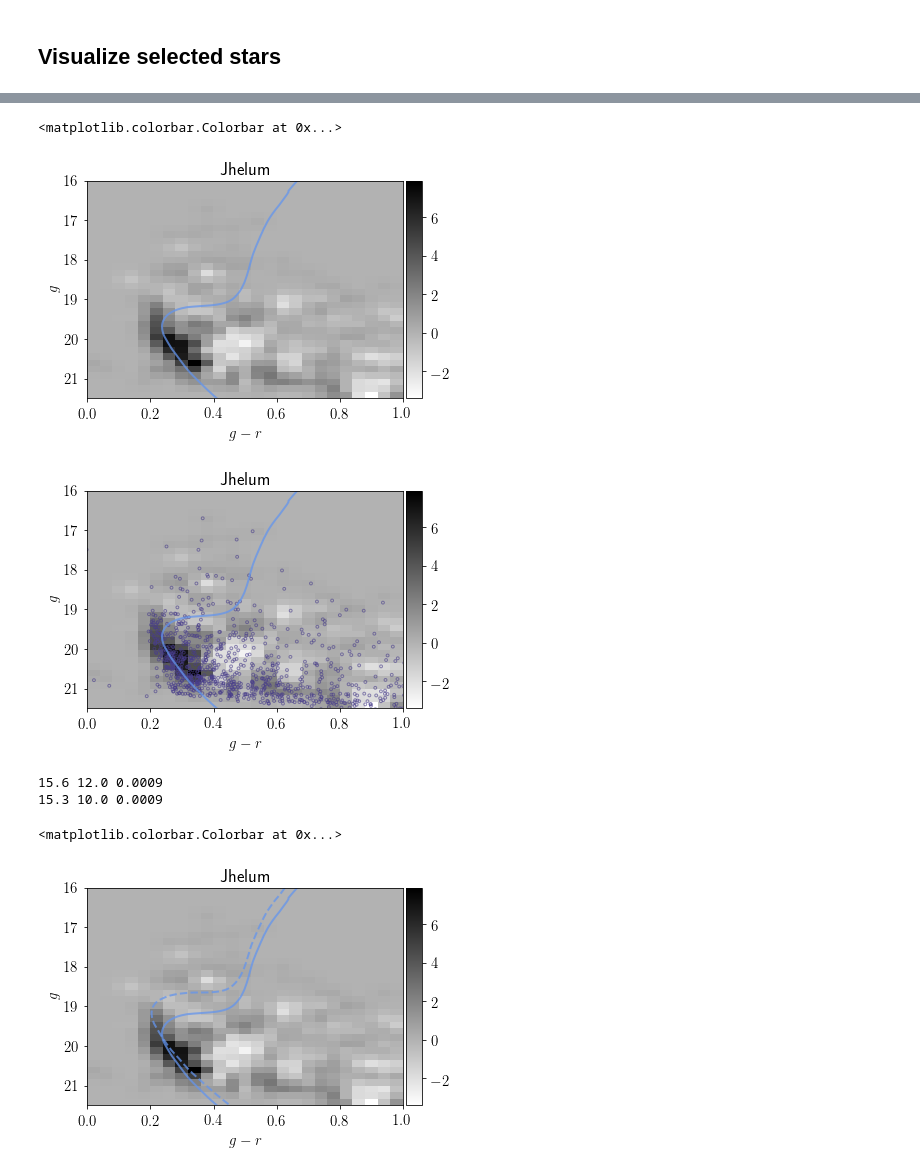
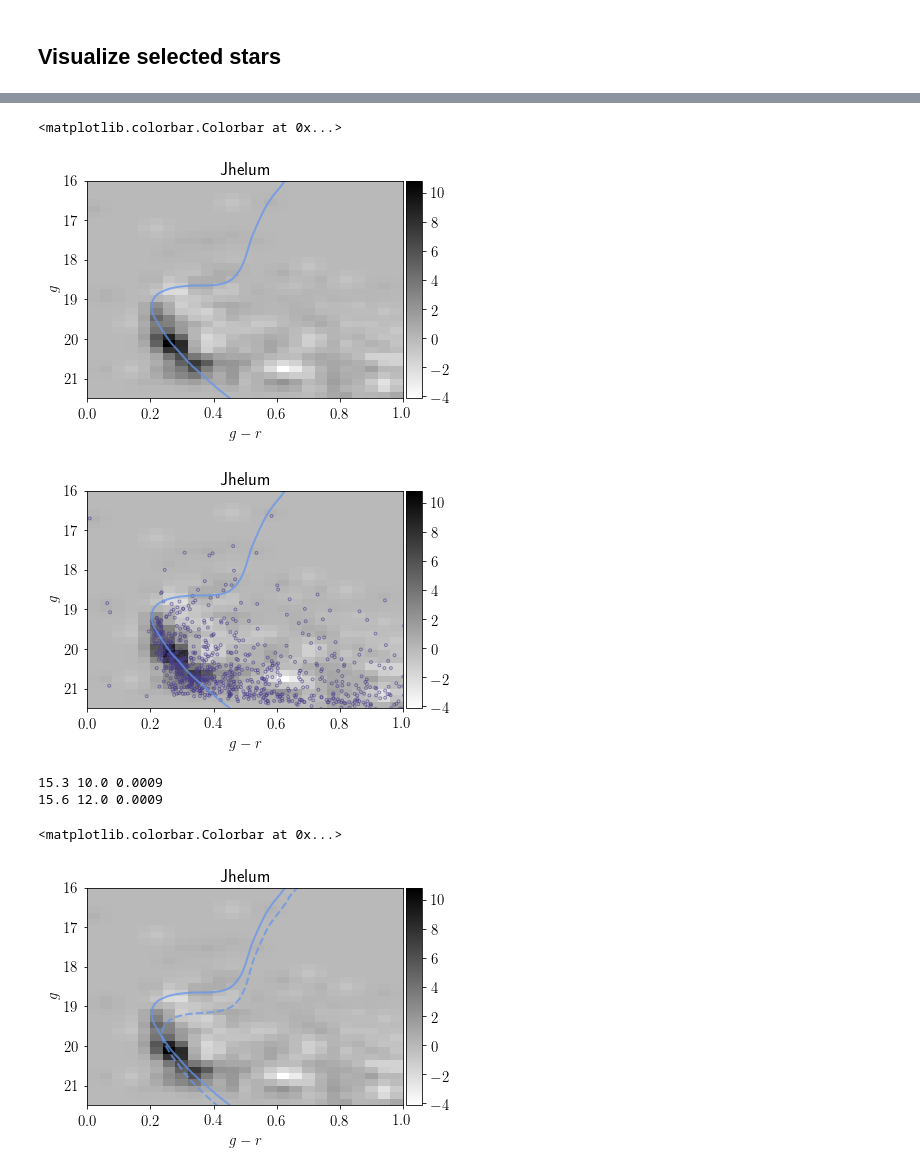
Before and after one commit to norashipp/shared_notebooks, a Jupyter notebook: Jhelum.ipynb, the cells around one changed output, grey strips where cells are left out. Drawn from its saved outputs; the diff is of its cells as text; code cells hidden in the pictures.

```diff
--- a/Jhelum.ipynb
+++ b/Jhelum.ipynb
@@ -6,3 +3,10 @@ pmPHI1, pmPHI2 = -5, 0.
+# %%
+# by eye
+pmPHI1, pmPHI2 = -5.8, -0.5
+pmRA, pmDEC = 5.5, -1.5
+
+# from streamfinder
+pmRA0, pmDEC0 = 6.4, -4.8
 # %%
 MAG = 'WAVG_MAG_PSF_%s_DERED'
 MAGG = MAG%'G'
@@ -45,14 +49,17 @@ gaia_des, des = pm.load_data(STREAM)
 # mu2, age2, z2 = stream['modulus'], 12.5, 0.0001
 # iso2 = pm.isochrone_factory('Dotter2008', age=age2, z=z2)
 
-iso_params = stream['modulus'], stream['age'], stream['metallicity']
+iso_params = 15.3, 10.0, 0.0009
 iso = pm.isochrone_factory('Dotter2008', age=iso_params[1], z=iso_params[2])
 mu = iso_params[0]
 
-iso_params2 = 15.3, 10.0, 0.0009
+iso_params2 = stream['modulus'], stream['age'], stream['metallicity']
 iso2 = pm.isochrone_factory('Dotter2008', age=iso_params2[1], z=iso_params2[2])
 mu2 = iso_params2[0]
 
 print iso_params
 print iso_params2
+
+mu, age, z = iso_params
+mu2, age2, z2 = iso_params2
 # %% [output]
@@ -445,27 +488,30 @@ plt.ylim(21.5,16)
 pm.colorbar(im)
 # %% [output]
 <matplotlib.colorbar.Colorbar at 0x...>
-[figure, old version]
+[figure, new version]
-[figure, old version]
+[figure, new version]
 # %%
-mu, age, z = stream['modulus'], stream['age'], stream['metallicity']
+# mu, age, z = stream['modulus'], stream['age'], stream['metallicity']
+# print mu, age, z
+# iso = pm.isochrone_factory('Dotter2008', age=age, z=z)
+
+# mu2, age2, z2 = stream['modulus'], stream['age'], stream['metallicity']
+# age2 = 10.
+# mu2 = 15.3
+# print mu2, age2, z2
+# iso2 = pm.isochrone_factory('Dotter2008', age=age2, z=z2)
+
 print mu, age, z
-iso = pm.isochrone_factory('Dotter2008', age=age, z=z)
-
-mu2, age2, z2 = stream['modulus'], stream['age'], stream['metallicity']
-age2 = 10.
-mu2 = 15.3
 print mu2, age2, z2
-iso2 = pm.isochrone_factory('Dotter2008', age=age2, z=z2)
 
 im = pm.plot_hess(stream, data[on_stream&pm_cut_tight&plx_cut], data[off_stream&pm_cut_tight&plx_cut], gmax=21.5)
 plt.plot(iso2.color, iso2.mag+mu2, '--', c='cornflowerblue', lw=2, alpha=0.75, zorder=1, label='%.1f Gyr\n[Fe/H]=$%.2f$' %(age, iso.z2feh(z)))
 plt.plot(iso.color, iso.mag+mu, '-', c='cornflowerblue', lw=2, alpha=0.75, zorder=1, label='%.1f Gyr\n[Fe/H]=$%.2f$' %(age, iso.z2feh(z)))
 plt.xlim(0,1)
 plt.ylim(21.5,16)
 pm.colorbar(im)
 # %% [output]
+15.3 10.0 0.0009
 15.6 12.0 0.0009
-15.3 10.0 0.0009
 <matplotlib.colorbar.Colorbar at 0x...>
-[figure, old version]
+[figure, new version]
```
Also changed, not shown: parts of 17 cells of this notebook.
